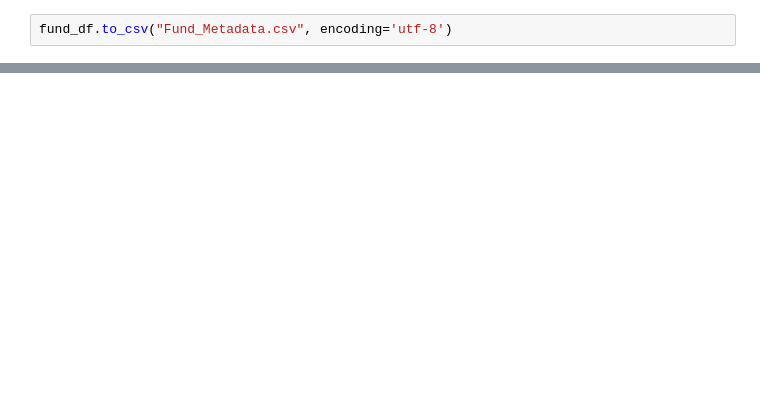
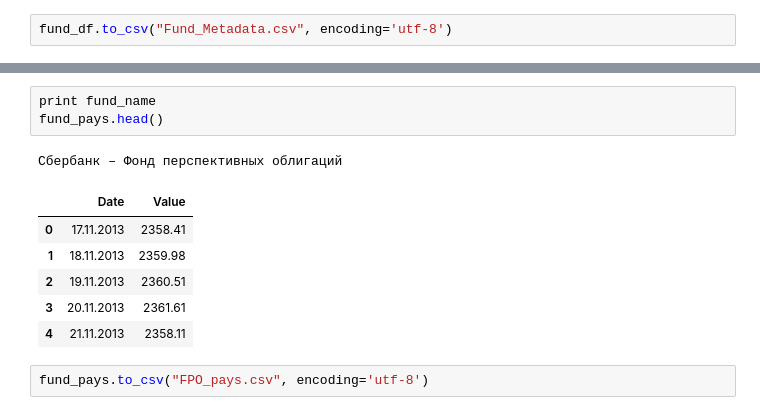
Before and after one commit to gaarutyunov/Mutual_Funds, a Jupyter notebook: web_scrapping.ipynb, the cells around one changed output, grey strips where cells are left out. Saved outputs shown, nothing was run; the diff lists cells and outputs as text; blank space fills up the shorter version.

```diff
--- a/web_scrapping.ipynb
+++ b/web_scrapping.ipynb
@@ -157,0 +169,13 @@ if data:
+# %%
+print fund_name
+fund_pays.head()
+# %% [output]
+Сбербанк – Фонд перспективных облигаций
+|  | Date | Value |
+| 0 | 17.11.2013 | 2358.41 |
+| 1 | 18.11.2013 | 2359.98 |
+| 2 | 19.11.2013 | 2360.51 |
+| 3 | 20.11.2013 | 2361.61 |
+| 4 | 21.11.2013 | 2358.11 |
+# %%
+fund_pays.to_csv("FPO_pays.csv", encoding='utf-8')
```
Also changed, not shown: parts of 11 cells of this notebook, 3 other files.
